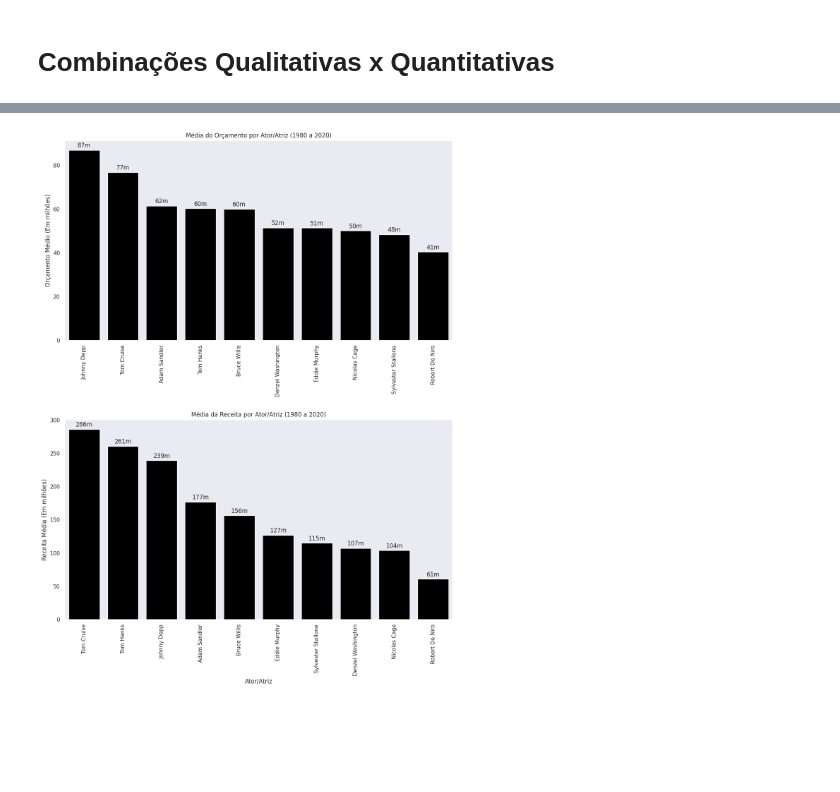
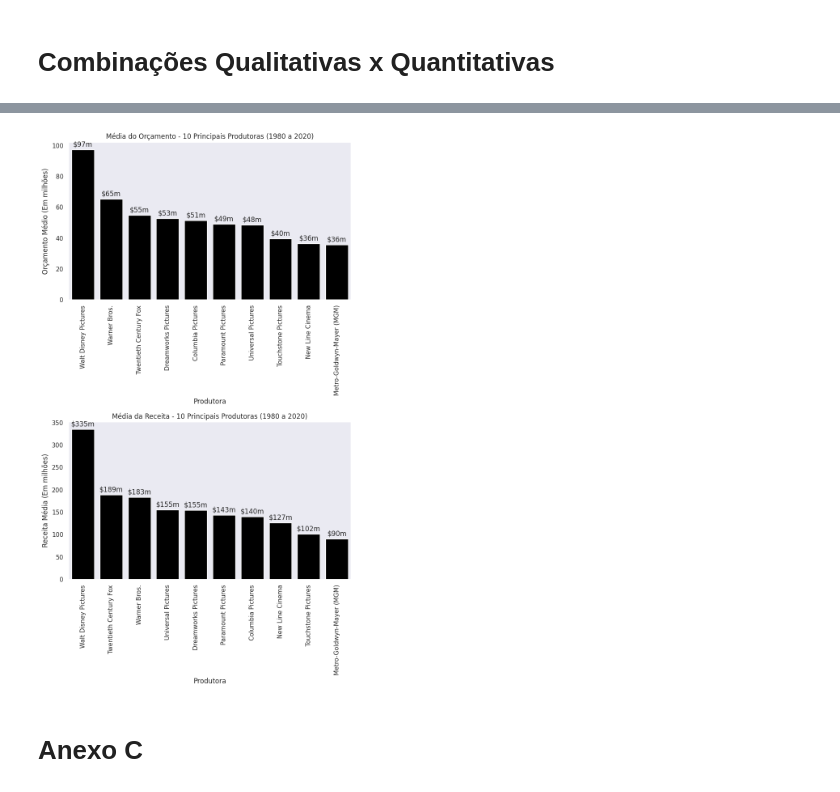
Before and after one commit to guicns/movie-industry-analysis, a Jupyter notebook: 2. Análise Python/movies_python_analysis.ipynb, the cells around one changed output, grey strips where cells are left out. Cells and saved outputs as stored; diff of their text form; code cells hidden in the pictures; blank space fills up the shorter version.

```diff
--- a/2. Análise Python/movies_python_analysis.ipynb
+++ b/2. Análise Python/movies_python_analysis.ipynb
@@ -655,11 +655,11 @@ df_grouped_gross = df.groupby('genre')[['gross']].mean().reset_index().sort_valu
 df_grouped_budget['budget'] = df_grouped_budget['budget'] / 1_000_000
 df_grouped_gross['gross'] = df_grouped_gross['gross'] / 1_000_000
 
-fig, axes = plt.subplots(nrows=2, ncols=1, figsize=(12, 15))
+fig, axes = plt.subplots(nrows=2, ncols=1, figsize=(8, 14))
 
 def add_values_on_bars(ax):
     for p in ax.patches:
-        ax.annotate(f'{p.get_height():.0f}m', (p.get_x() + p.get_width() / 2., p.get_height()),
+        ax.annotate(f'${p.get_height():.0f}m', (p.get_x() + p.get_width() / 2., p.get_height()),
                     ha='center', va='center', xytext=(0, 9), textcoords='offset points')
 
 ax1 = sns.barplot(x='genre', y='budget', data=df_grouped_budget, ax=axes[0], color='black')
@@ -691,11 +691,11 @@ df_grouped_gross = df.groupby('rating')[['gross']].mean().reset_index().sort_val
 df_grouped_budget['budget'] = df_grouped_budget['budget'] / 1_000_000
 df_grouped_gross['gross'] = df_grouped_gross['gross'] / 1_000_000
 
-fig, axes = plt.subplots(nrows=2, ncols=1, figsize=(12, 15))
+fig, axes = plt.subplots(nrows=2, ncols=1, figsize=(8, 14))
 
 def add_values_on_bars(ax):
     for p in ax.patches:
-        ax.annotate(f'{p.get_height():.0f}m', (p.get_x() + p.get_width() / 2., p.get_height()),
+        ax.annotate(f'${p.get_height():.0f}m', (p.get_x() + p.get_width() / 2., p.get_height()),
                     ha='center', va='center', xytext=(0, 9), textcoords='offset points')
 
 ax1 = sns.barplot(x='rating', y='budget', data=df_grouped_budget, ax=axes[0], color='black')
@@ -722,5 +722,5 @@ plt.show()
 # %%
-#DIRECTOR X MÉDIA BUDGET E GROSS
+#PRINCIPAIS DIRECTOR X MÉDIA BUDGET E GROSS
 top_directors = df['director'].value_counts().head(10).index
 
 df_top_directors = df[df['director'].isin(top_directors)]
@@ -731,23 +731,23 @@ df_grouped_gross = df_top_directors.groupby('director')[['gross']].mean().reset_
 df_grouped_budget['budget'] = df_grouped_budget['budget'] / 1_000_000
 df_grouped_gross['gross'] = df_grouped_gross['gross'] / 1_000_000
 
-fig, axes = plt.subplots(nrows=2, ncols=1, figsize=(12, 16))
+fig, axes = plt.subplots(nrows=2, ncols=1, figsize=(8, 14))
 
 def add_values_on_bars(ax):
     for p in ax.patches:
-        ax.annotate(f'{p.get_height():.0f}m', (p.get_x() + p.get_width() / 2., p.get_height()),
+        ax.annotate(f'${p.get_height():.0f}m', (p.get_x() + p.get_width() / 2., p.get_height()),
                     ha='center', va='center', xytext=(0, 9), textcoords='offset points')
 
 ax1 = sns.barplot(x='director', y='budget', data=df_grouped_budget, ax=axes[0], color='black')
-axes[0].set_title('Média do Orçamento por Diretor (1980 a 2020)')
-axes[0].set_xlabel('Diretor', color='white')
+axes[0].set_title('Média do Orçamento - 10 Principais Diretores (1980 a 2020)')
+axes[0].set_xlabel('Diretor')
 axes[0].set_ylabel('Orçamento Médio (Em milhões)')
 axes[0].tick_params(axis='x', rotation=90)
 axes[0].tick_params(axis='y')
 add_values_on_bars(ax1)
 
 ax2 = sns.barplot(x='director', y='gross', data=df_grouped_gross, ax=axes[1], color='black')
-axes[1].set_title('Média da Receita por Diretor (1980 a 2020)')
+axes[1].set_title('Média da Receita - 10 Principais Diretores(1980 a 2020)')
 axes[1].set_xlabel('Diretor')
 axes[1].set_ylabel('Receita Média (Em milhões)')
 axes[1].tick_params(axis='x', rotation=90,)
@@ -761,43 +800,45 @@ plt.show()
 # %%
-#STAR X MÉDIA BUDGET E GROSS
+#PRINCIPAIS COMPANY X MÉDIA BUDGET E GROSS
 # Contar o número de filmes por diretor e selecionar os 10 principais
-top_stars = df['star'].value_counts().head(10).index
+top_companys = df['company'].value_counts().head(10).index
 
 # Filtrar o DataFrame para incluir apenas os 10 principais diretores
-df_top_stars = df[df['star'].isin(top_stars)]
+df_top_companys = df[df['company'].isin(top_companys)]
 
 # Calcular as médias do orçamento e da receita por diretor e converter para milhões
-df_grouped_budget = df_top_stars.groupby('star')[['budget']].mean().reset_index().sort_values(by='budget', ascending=False)
-df_grouped_gross = df_top_stars.groupby('star')[['gross']].mean().reset_index().sort_values(by='gross', ascending=False)
+df_grouped_budget = df_top_companys.groupby('company')[['budget']].mean().reset_index().sort_values(by='budget', ascending=False)
+df_grouped_gross = df_top_companys.groupby('company')[['gross']].mean().reset_index().sort_values(by='gross', ascending=False)
 
 df_grouped_budget['budget'] = df_grouped_budget['budget'] / 1_000_000
 df_grouped_gross['gross'] = df_grouped_gross['gross'] / 1_000_000
 
-fig, axes = plt.subplots(nrows=2, ncols=1, figsize=(12, 16))
+fig, axes = plt.subplots(nrows=2, ncols=1, figsize=(8, 14))
 
 def add_values_on_bars(ax):
     for p in ax.patches:
-        ax.annotate(f'{p.get_height():.0f}m', (p.get_x() + p.get_width() / 2., p.get_height()),
+        ax.annotate(f'${p.get_height():.0f}m', (p.get_x() + p.get_width() / 2., p.get_height()),
                     ha='center', va='center', xytext=(0, 9), textcoords='offset points')
 
-ax1 = sns.barplot(x='star', y='budget', data=df_grouped_budget, ax=axes[0], color='black')
-axes[0].set_title('Média do Orçamento por Ator/Atriz (1980 a 2020)')
-axes[0].set_xlabel('Ator/Atriz', color='white')
+ax1 = sns.barplot(x='company', y='budget', data=df_grouped_budget, ax=axes[0], color='black')
+axes[0].set_title('Média do Orçamento - 10 Principais Produtoras (1980 a 2020)')
+axes[0].set_xlabel('Produtora')
 axes[0].set_ylabel('Orçamento Médio (Em milhões)')
 axes[0].tick_params(axis='x', rotation=90)
 axes[0].tick_params(axis='y')
 add_values_on_bars(ax1)
 
-ax2 = sns.barplot(x='star', y='gross', data=df_grouped_gross, ax=axes[1], color='black')
-axes[1].set_title('Média da Receita por Ator/Atriz (1980 a 2020)')
-axes[1].set_xlabel('Ator/Atriz')
+ax2 = sns.barplot(x='company', y='gross', data=df_grouped_gross, ax=axes[1], color='black')
+axes[1].set_title('Média da Receita - 10 Principais Produtoras (1980 a 2020)')
+axes[1].set_xlabel('Produtora')
 axes[1].set_ylabel('Receita Média (Em milhões)')
 axes[1].tick_params(axis='x', rotation=90,)
 axes[1].tick_params(axis='y',)
 add_values_on_bars(ax2)
 
 plt.tight_layout()
 plt.show()
 # %% [output]
-[figure, old version]
+[figure, new version]
+# %% [markdown]
+# Anexo C
 # %%
```
Also changed, not shown: parts of 34 cells of this notebook.
